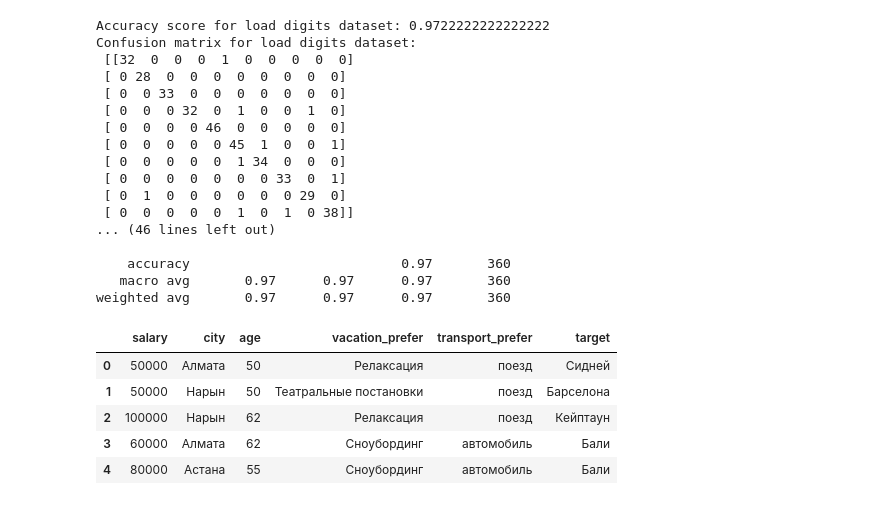
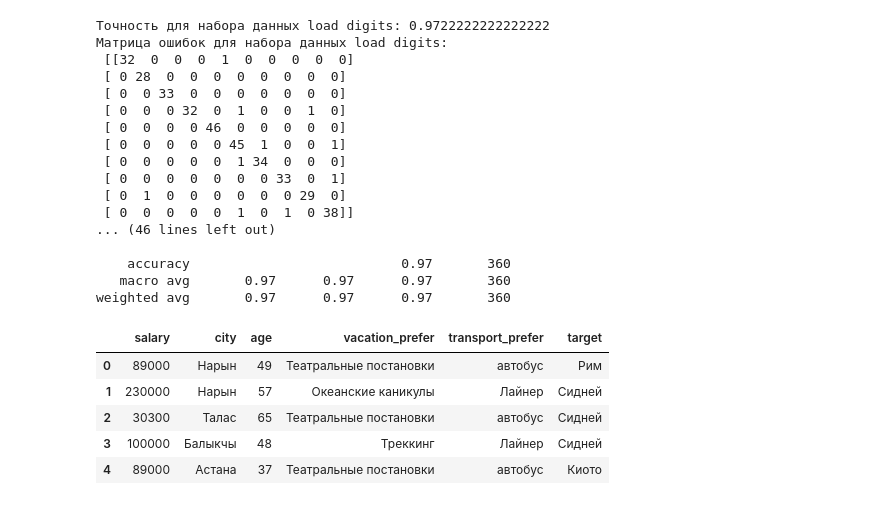
Before and after one commit to Aidar912/BigDataLabs, a Jupyter notebook: lab_6.ipynb, the cells around one changed output. Cells and saved outputs as stored; diff of their text form; code cells hidden in the pictures.

```diff
--- a/lab_6.ipynb
+++ b/lab_6.ipynb
@@ -34,32 +43,51 @@ Classification report for iris dataset:
    macro avg       1.00      1.00      1.00        30
 weighted avg       1.00      1.00      1.00        30
 # %%
-load_digits = load_digits()
-load_digits_df = pd.DataFrame(load_digits.data, columns=load_digits.feature_names)
-load_digits_df['target'] = load_digits.target
-X_train_bc, X_test_bc, y_train_bc, y_test_bc = train_test_split(load_digits_df.drop('target', axis=1), load_digits_df['target'], test_size=0.2, random_state=42)
+load_digits_data = load_digits()
+load_digits_df = pd.DataFrame(load_digits_data.data, columns=load_digits_data.feature_names)
+load_digits_df['target'] = load_digits_data.target
+
+X_train_bc, X_test_bc, y_train_bc, y_test_bc = train_test_split(
+    load_digits_df.drop('target', axis=1),
+    load_digits_df['target'],
+    test_size=0.2,
+    random_state=42
+)
+
 rf_bc = RandomForestClassifier(random_state=42)
 rf_bc.fit(X_train_bc, y_train_bc)
 y_pred_bc = rf_bc.predict(X_test_bc)
-print('Accuracy score for load digits dataset:', accuracy_score(y_test_bc, y_pred_bc))
-print('Confusion matrix for load digits dataset:\n', confusion_matrix(y_test_bc, y_pred_bc))
-print('Classification report for load digits dataset:\n', classification_report(y_test_bc, y_pred_bc))
+
+print('Точность для набора данных load digits:', accuracy_score(y_test_bc, y_pred_bc))
+print('Матрица ошибок для набора данных load digits:\n', confusion_matrix(y_test_bc, y_pred_bc))
+print('Отчёт о классификации для набора данных load digits:\n', classification_report(y_test_bc, y_pred_bc))
+
 cv_scores = cross_val_score(rf_bc, load_digits_df.drop('target', axis=1), load_digits_df['target'], cv=5)
-print('Cross-validation scores for load digits dataset:', cv_scores)
+print('Оценки перекрёстной проверки для набора данных load digits:', cv_scores)
+
 param_grid = {'n_estimators': [10, 50, 100, 200], 'max_depth': [None, 2, 4, 6, 8], 'min_samples_split': [2, 4, 6, 8]}
 grid_search = GridSearchCV(rf_bc, param_grid, cv=5, scoring='accuracy')
 grid_search.fit(X_train_bc, y_train_bc)
-print('Best parameters for load digits dataset:', grid_search.best_params_)
-print('Best score for load digits dataset:', grid_search.best_score_)
-rf_bc_opt = RandomForestClassifier(n_estimators=grid_search.best_params_['n_estimators'], max_depth=grid_search.best_params_['max_depth'], min_samples_split=grid_search.best_params_['min_samples_split'], random_state=42)
+
+print('Лучшие параметры для набора данных load digits:', grid_search.best_params_)
+print('Лучший показатель для набора данных load digits:', grid_search.best_score_)
+
+
+rf_bc_opt = RandomForestClassifier(
+    n_estimators=grid_search.best_params_['n_estimators'],
+    max_depth=grid_search.best_params_['max_depth'],
+    min_samples_split=grid_search.best_params_['min_samples_split'],
+    random_state=42
+)
 rf_bc_opt.fit(X_train_bc, y_train_bc)
 y_pred_bc_opt = rf_bc_opt.predict(X_test_bc)
-print('Accuracy score for load digits dataset (optimized):', accuracy_score(y_test_bc, y_pred_bc_opt))
-print('Confusion matrix for load digits dataset (optimized):\n', confusion_matrix(y_test_bc, y_pred_bc_opt))
-print('Classification report for load digits dataset (optimized):\n', classification_report(y_test_bc, y_pred_bc_opt))
+
+print('Точность для набора данных load digits (оптимизированная):', accuracy_score(y_test_bc, y_pred_bc_opt))
+print('Матрица ошибок для набора данных load digits (оптимизированная):\n', confusion_matrix(y_test_bc, y_pred_bc_opt))
+print('Отчёт о классификации для набора данных load digits (оптимизированная):\n', classification_report(y_test_bc, y_pred_bc_opt))
 # %% [output]
-Accuracy score for load digits dataset: 0.9722222222222222
-Confusion matrix for load digits dataset:
+Точность для набора данных load digits: 0.9722222222222222
+Матрица ошибок для набора данных load digits:
  [[32  0  0  0  1  0  0  0  0  0]
  [ 0 28  0  0  0  0  0  0  0  0]
  [ 0  0 33  0  0  0  0  0  0  0]
@@ -76,26 +104,33 @@ Confusion matrix for load digits dataset:
    macro avg       0.97      0.97      0.97       360
 weighted avg       0.97      0.97      0.97       360
 # %%
-
-salary_list = [50000, 60000, 70000, 80000, 90000, 100000]
+salary_list = [30300, 55000, 67000, 89000, 100000, 230000]
 city_list = ['Бишкек', 'Талас', 'Нарын', 'Астана', 'Алмата', 'Балыкчы']
 age_list = list(range(30, 66))
 vacation_prefer_list = ['Путешествия', 'Океанские каникулы', 'Сноубординг', 'Треккинг', 'Театральные постановки', 'Релаксация']
-transport_prefer_list = ['автомобиль', 'самолёт', 'поезд', 'автобус','Лайнер']
-
+transport_prefer_list = ['автомобиль', 'самолёт', 'поезд', 'автобус', 'Лайнер']
 target_list = ['Барселона', 'Рим', 'Кейптаун', 'Сидней', 'Киото', 'Бали']
 
-vacation_df = pd.DataFrame(columns=['salary', 'city', 'age', 'vacation_prefer', 'transport_prefer', 'target'])
+data = []
 for i in range(1000):
-  vacation_df.loc[i] = [random.choice(salary_list), random.choice(city_list), random.choice(age_list), random.choice(vacation_prefer_list), random.choice(transport_prefer_list), random.choice(target_list)]
+    data.append([
+        random.choice(salary_list),
+        random.choice(city_list),
+        random.choice(age_list),
+        random.choice(vacation_prefer_list),
+        random.choice(transport_prefer_list),
+        random.choice(target_list)
+    ])
+
+vacation_df = pd.DataFrame(data, columns=['salary', 'city', 'age', 'vacation_prefer', 'transport_prefer', 'target'])
 vacation_df.head()
 # %% [output]
 |  | salary | city | age | vacation_prefer | transport_prefer | target |
-| 0 | 50000 | Алмата | 50 | Релаксация | поезд | Сидней |
-| 1 | 50000 | Нарын | 50 | Театральные постановки | поезд | Барселона |
-| 2 | 100000 | Нарын | 62 | Релаксация | поезд | Кейптаун |
-| 3 | 60000 | Алмата | 62 | Сноубординг | автомобиль | Бали |
-| 4 | 80000 | Астана | 55 | Сноубординг | автомобиль | Бали |
+| 0 | 89000 | Нарын | 49 | Театральные постановки | автобус | Рим |
+| 1 | 230000 | Нарын | 57 | Океанские каникулы | Лайнер | Сидней |
+| 2 | 30300 | Талас | 65 | Театральные постановки | автобус | Сидней |
+| 3 | 100000 | Балыкчы | 48 | Треккинг | Лайнер | Сидней |
+| 4 | 89000 | Астана | 37 | Театральные постановки | автобус | Киото |
 # %%
 vacation_df.dtypes
 vacation_df['salary'] = vacation_df['salary'].astype(float)
```
Also changed, not shown: parts of 16 cells of this notebook.
